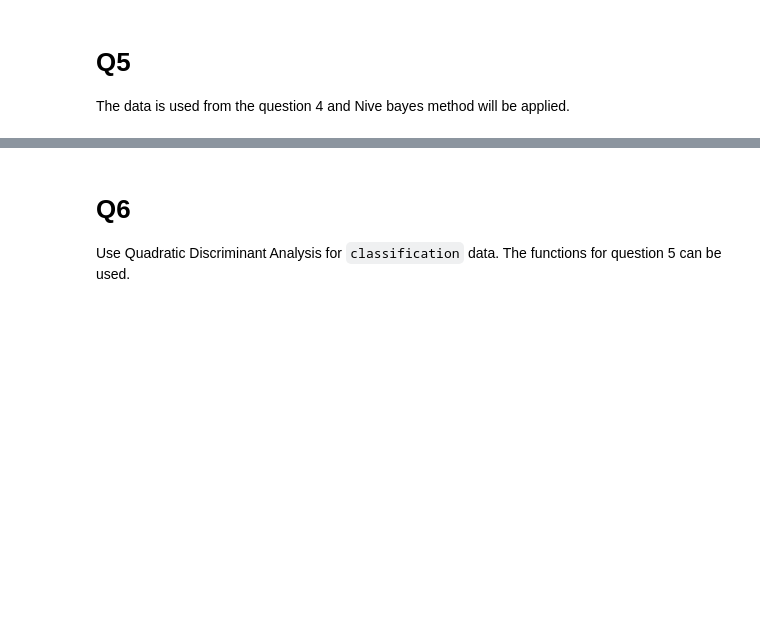
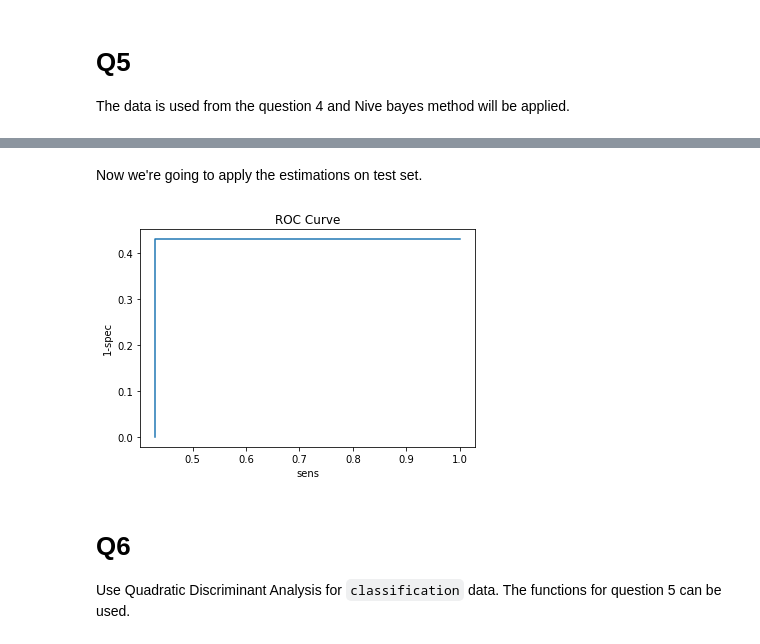
Before and after one commit to amindadgar/Machine-Learning, a Jupyter notebook: HW2/main.ipynb, the cells around one changed output, grey strips where cells are left out. Drawn from its saved outputs; the diff is of its cells as text; code cells hidden in the pictures; blank space fills up the shorter version.

```diff
--- a/HW2/main.ipynb
+++ b/HW2/main.ipynb
@@ -744,0 +803,8 @@ def find_MLE_Normal_distro(X):
+# %%
+## dictionary of maximum likelihood estimations
+MLE_estimates = {}
+for feature in ['X', 'Y']:
+    for label in [0, 1]:
+        mu, var = find_MLE_Normal_distro(train_ds[train_ds.label == label][feature])
+        ## each feature of class estimation
+        MLE_estimates[f'{feature},{label}'] = [mu, var]
@@ -745,3 +946,13 @@ def find_MLE_Normal_distro(X):
+# %% [markdown]
+Now we're going to apply the estimations on test set.
+# %%
+## test set
+results = predict_NB(test_ds[['X', 'Y']], MLE_estimates)
+y_pred = (results[:, 0] >= results[:, 1]).astype(int)
+# %%
+roc_curve(test_ds[['label']].values, y_pred)
+# %% [output]
+[figure, added]
 # %% [markdown]
 # Q6
 Use Quadratic Discriminant Analysis for `classification` data. The functions for question 5 can be used.
```
Also changed, not shown: parts of 17 cells of this notebook.
